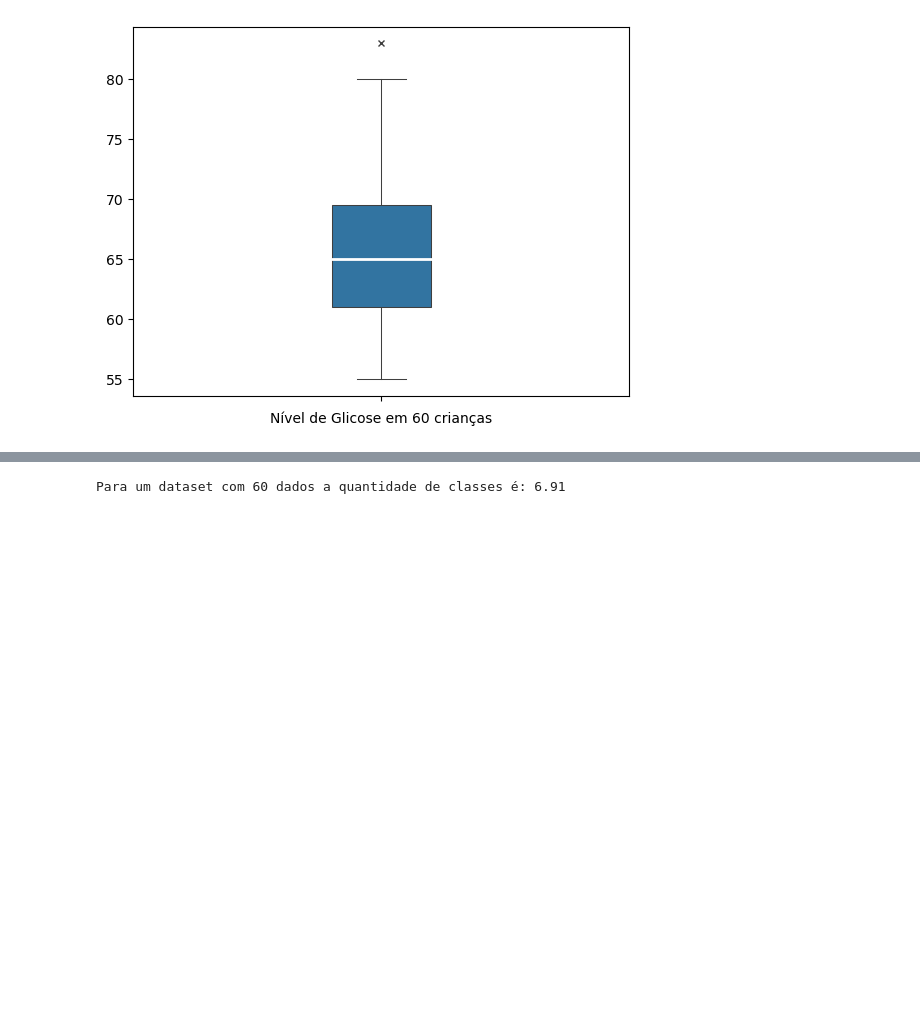
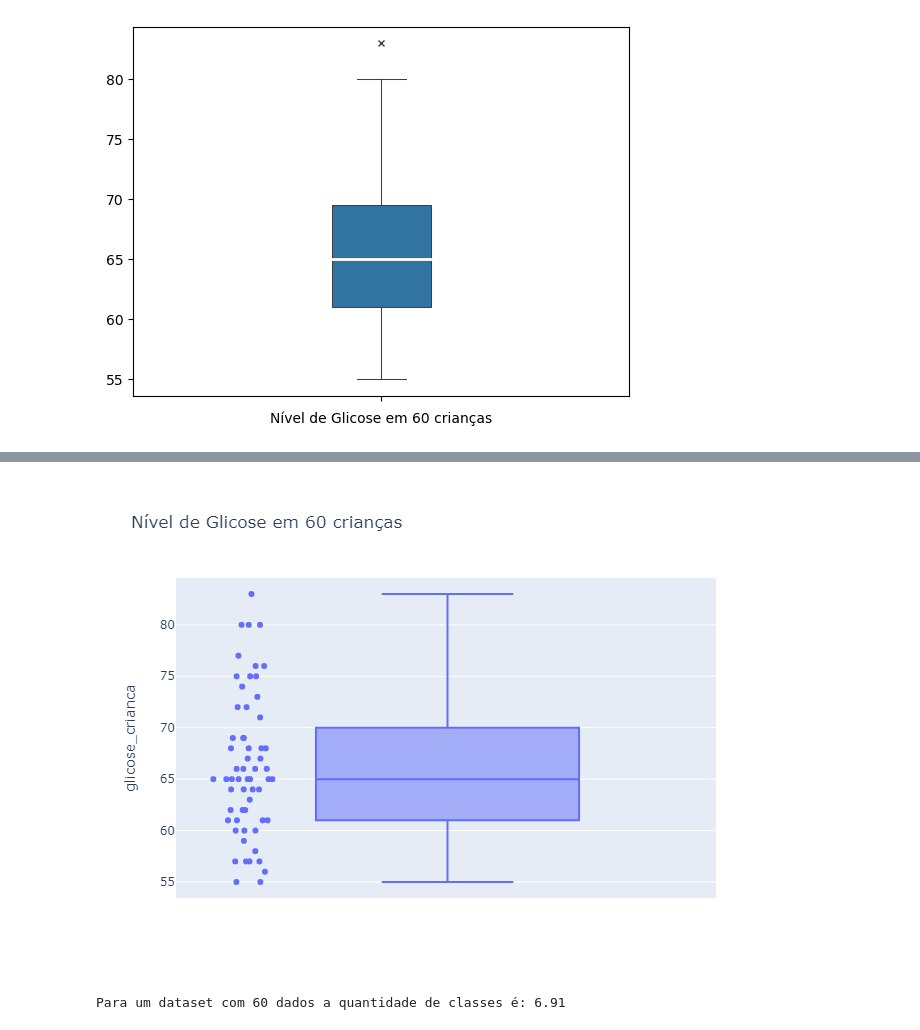
Before and after one commit to bernaRocha/graduacao_ENCE, a Jupyter notebook: 01_introducao_estatistica/04_lista_revisao.ipynb, the cells around one changed output, grey strips where cells are left out. Drawn from its saved outputs; the diff is of its cells as text; code cells hidden in the pictures; blank space fills up the shorter version.

```diff
--- a/01_introducao_estatistica/04_lista_revisao.ipynb
+++ b/01_introducao_estatistica/04_lista_revisao.ipynb
@@ -178,6 +178,5 @@ plt.show()
 [figure]
 # %%
 fig = px.box(df, y="glicose_crianca", points="all", title="Nível de Glicose em 60 crianças",)
-fig.to_image(format="png", engine="kaleido")
-fig.show()
+fig.show(renderer="png")
 # %% [output]
@@ -185,3 +183,4 @@ fig.show()
+[figure, added]
 # %%
 n = 60
 
```
Also changed, not shown: parts of 1 cell of this notebook.
